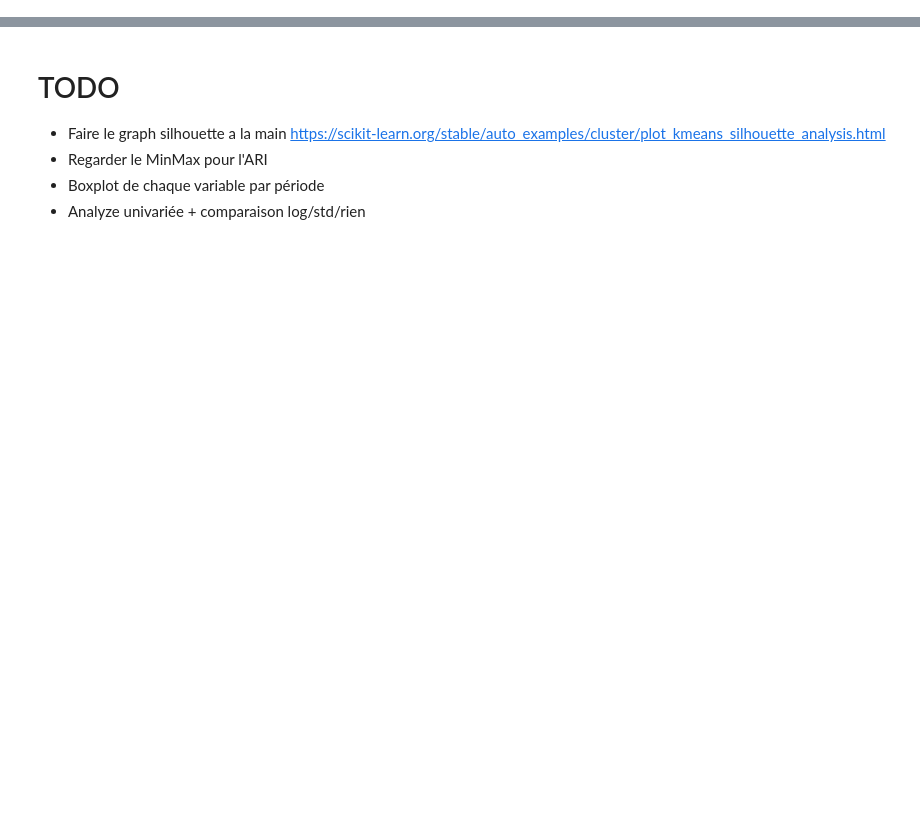
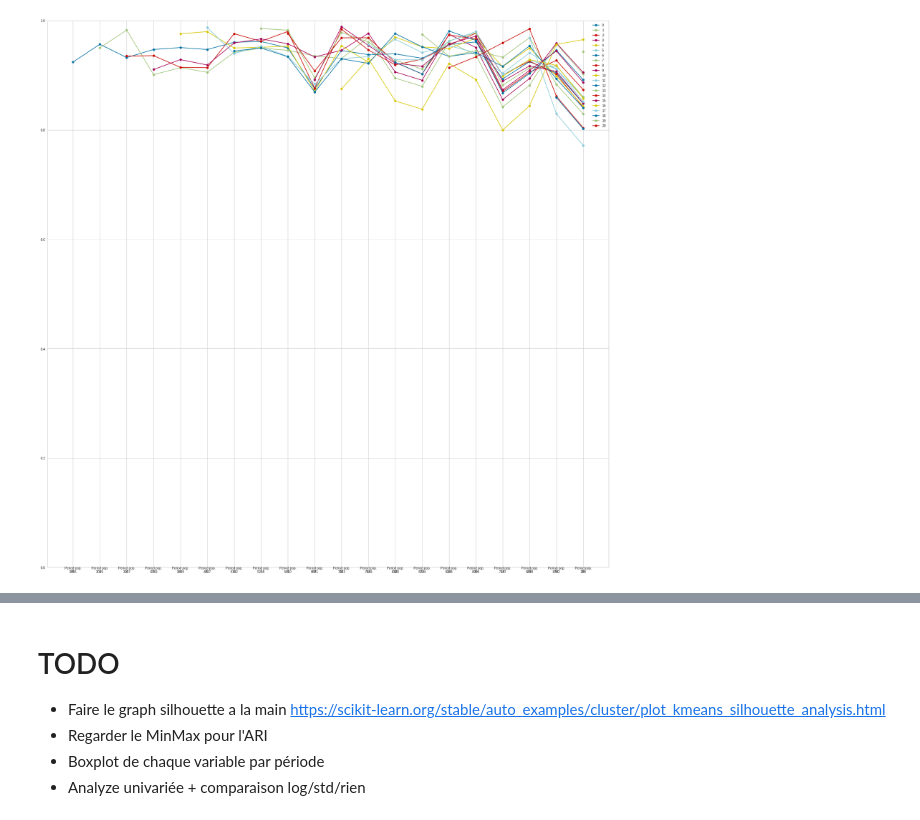
Before and after one commit to JbIPS/ML_Polist, a Jupyter notebook: POLIST_02_code.ipynb, the cells around one changed output, grey strips where cells are left out. Cells and saved outputs as stored; diff of their text form; code cells hidden in the pictures; blank space fills up the shorter version.

```diff
--- a/POLIST_02_code.ipynb
+++ b/POLIST_02_code.ipynb
@@ -422,3 +157,0 @@ array([[ 1.26584572, -0.34053434,  0.06144733,  4.90236037],
-# %%
-dataset['label'] = model.labels_
-dataset['label'].value_counts()
@@ -556,6 +157,0 @@ period_model.fit(X)
-# %%
-last_labels = None
-for i, model in enumerate(models):
-    if(isinstance(last_labels, np.ndarray)):
-        display(confusion_matrix(model[0].labels_[:len(last_labels)], last_labels))
-    last_labels = model[0].labels_
@@ -623,0 +201,38 @@ array([[2360, 3711, 2931, 2743, 1594],
+# %%
+import datetime
+from sklearn.metrics import adjusted_rand_score
+
+NB_CLUSTER = 5
+periods = split_periods(dataset, 30)
+first_period = pd.concat(periods[0:6])
+periods = [first_period] + periods[6:]
+models = []
+Xs = []
+for i,_ in enumerate(periods):
+    period_data = pd.concat(periods[:i+1])
+
+    X = preprocess(period_data)
+    period_model = KMeans(n_clusters=NB_CLUSTER, random_state=3)
+    period_model.fit(X)
+
+    for model,aris in models:
+        ari = adjusted_rand_score(model.predict(X), period_model.labels_)
+        aris.append(ari)
+
+    Xs.append(X)
+    models.append((period_model, [None] * i))
+# %%
+fig, ax = plt.subplots(figsize=(30,30))
+periods_index = [i for i,_ in enumerate(periods[1:])]
+for model, aris in models:
+    plt.plot(periods_index, aris, '-o', figure=fig)
+
+ax.set_xticks(periods_index)
+for i, xpos in enumerate(ax.get_xticks()):
+    ax.text(xpos, -0.01, "Period pop.\n"+str(periods[i].shape[0]), size = 10, ha = 'center')
+
+ax.set_ylim(0, 1)
+plt.legend([i for i,_ in enumerate(models)])
+plt.show()
+# %% [output]
+[figure, added]
```
Also changed, not shown: parts of 50 cells of this notebook, 1 other file.
